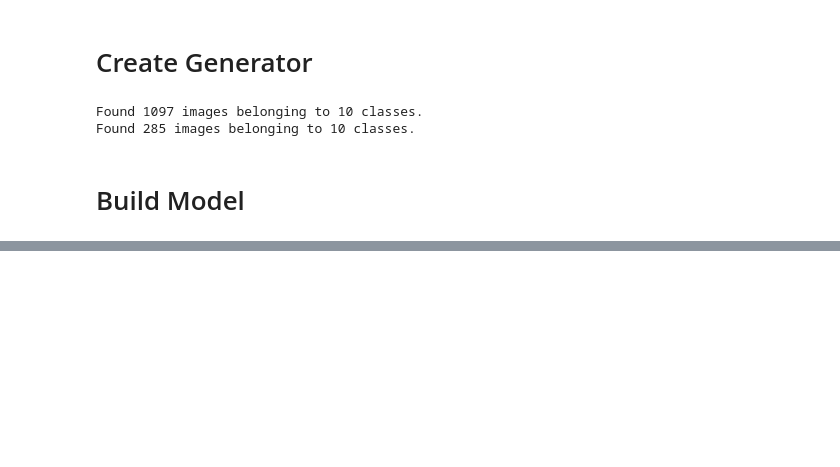
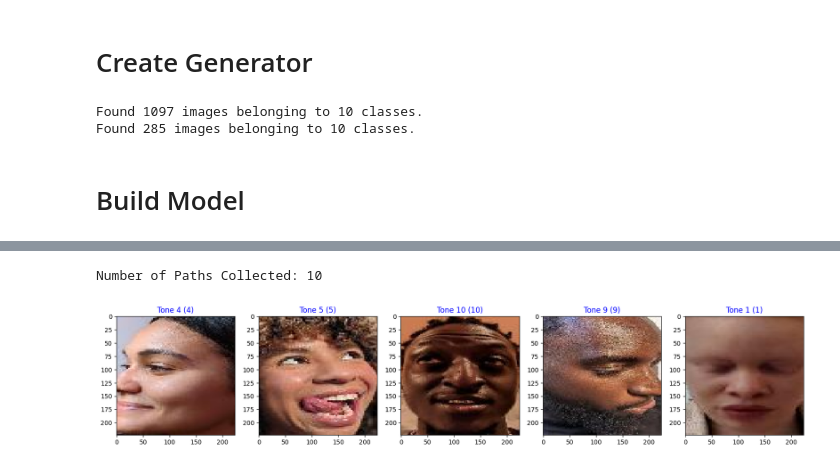
Before and after one commit to Andiko-K/SkinColorDetection, a Jupyter notebook: transfer-learning/cnn_skintone.ipynb, the cells around one changed output, grey strips where cells are left out. Cells and saved outputs as stored; diff of their text form; code cells hidden in the pictures; blank space fills up the shorter version.

```diff
--- a/transfer-learning/cnn_skintone.ipynb
+++ b/transfer-learning/cnn_skintone.ipynb
@@ -272,2 +331,9 @@ def viz_utils(path_list):
+# %%
+path = './dataset/mst_cropped/validation/'
+path_list = get_sample(path, num = 5)
+viz_utils(path_list)
+# %% [output]
+Number of Paths Collected: 10
+[figure, added]
 # %%
 path = './dataset/mst_cropped/validation/'
```
Also changed, not shown: parts of 7 cells of this notebook.
